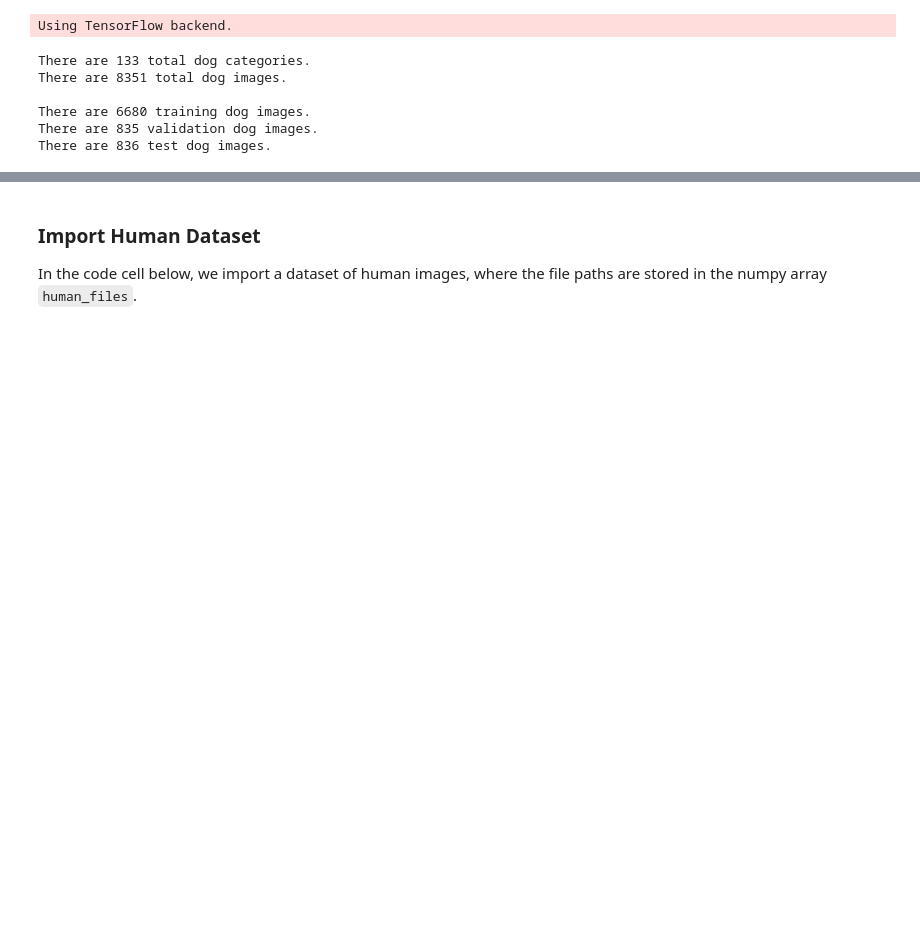
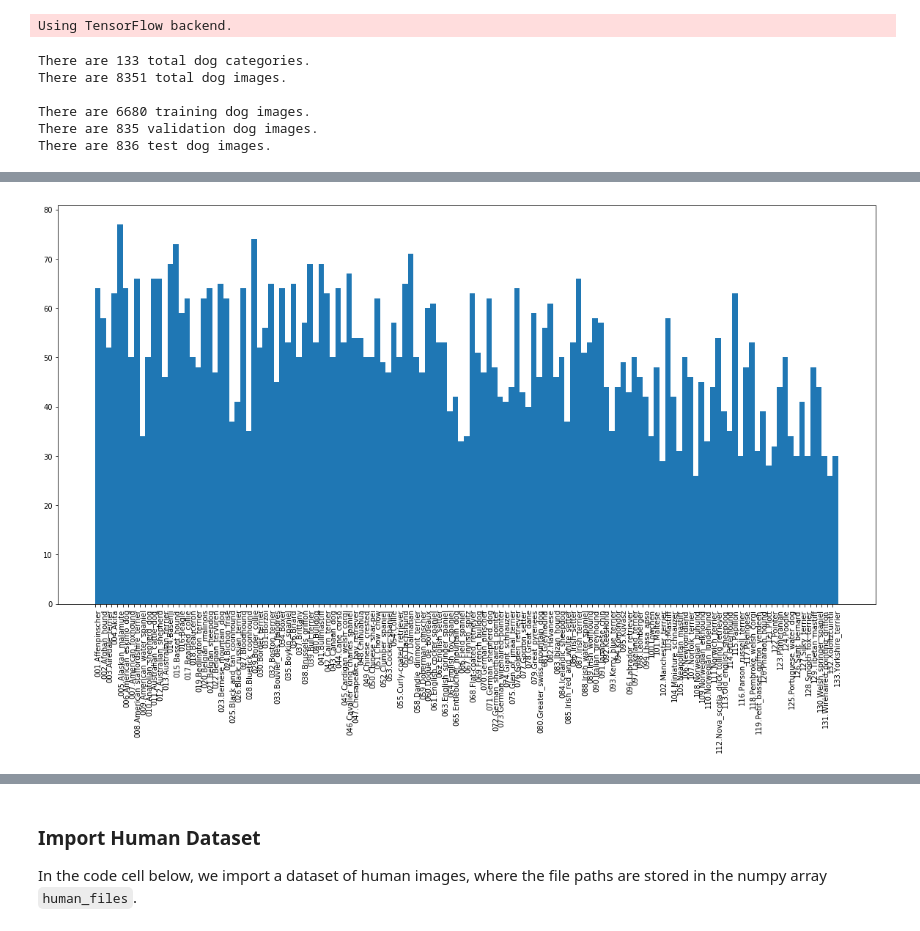
Before and after one commit to tranyuan/Dog-Breed, a Jupyter notebook: dog_app.ipynb, the cells around one changed output, grey strips where cells are left out. Cells and saved outputs as stored; diff of their text form; code cells hidden in the pictures; blank space fills up the shorter version.

```diff
--- a/dog_app.ipynb
+++ b/dog_app.ipynb
@@ -93,0 +116,6 @@ There are 836 test dog images.
+# %%
+plt.figure(figsize=(20,10))
+plt.hist(t,bins=np.arange(0, 133 + 1, 1))
+plt.xticks(rotation=90, horizontalalignment='left');
+# %% [output]
+[figure, added]
```
Also changed, not shown: parts of 26 cells of this notebook, 1 other file.
